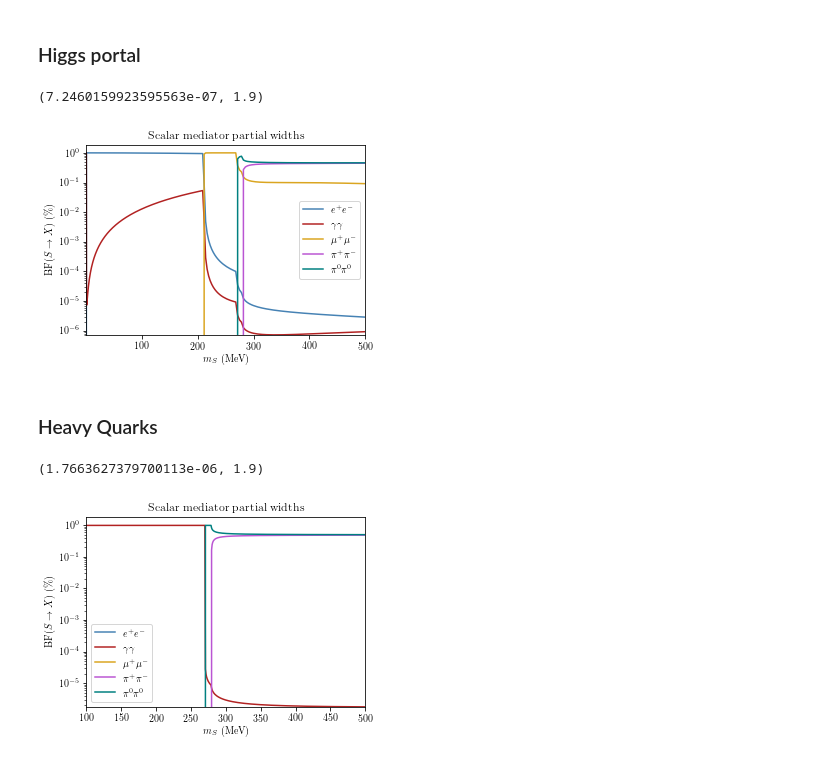
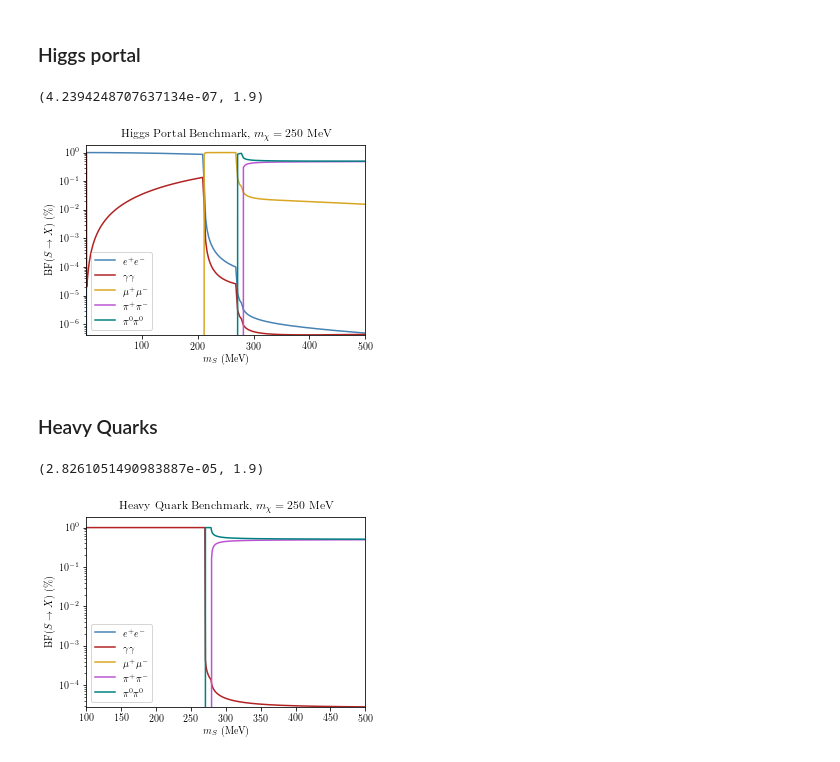
Before and after one commit to LoganAMorrison/Hazma, a Jupyter notebook: tutorials/scalar_mediator_branching_fractions.ipynb, the cells around one changed output. Drawn from its saved outputs; the diff is of its cells as text; code cells hidden in the pictures.

Commit message:
Added a HiggsPortal and HeavyQuark subclasses to ScalarMediator

```diff
--- a/tutorials/scalar_mediator_branching_fractions.ipynb
+++ b/tutorials/scalar_mediator_branching_fractions.ipynb
@@ -12,8 +14,8 @@ from utilities import get_color, get_tex_label, latex_text_width_1col
 mx_min, mx_max, n_mxs = 50., 250, 500
 mxs = np.logspace(np.log10(mx_min), np.log10(mx_max), n_mxs)
 
-sm_args = {"mx": 250., "ms": 500., "gsxx": 1., "gsff": 1., "gsGG": 1., "gsFF": 1.}
-sm = ScalarMediator(**sm_args)
+hp_args = {"mx": 250., "ms": 500., "gsxx": 1., "stheta":1e-3}
+hp = HiggsPortal(**hp_args)
 
 vx_mw = 1.0e-3  # approximate DM velocity in Milky Way halo
 
@@ -22,11 +24,11 @@ bfs_varying_gs = {}
 # Compute branching fractions for different couplings
 bfs_raw = []
 for mx in mxs:
-    sm.mx = mx
-    e_cm = 2. * sm.mx * (1. + 0.5 * vx_mw**2)
-    bfs_raw.append(sm.branching_fractions(e_cm))
+    hp.mx = mx
+    e_cm = 2. * hp.mx * (1. + 0.5 * vx_mw**2)
+    bfs_raw.append(hp.branching_fractions(e_cm))
 
-bfs = {fs: [bf[fs] for bf in bfs_raw] for fs in sm.list_final_states()}
+bfs = {fs: [bf[fs] for bf in bfs_raw] for fs in hp.list_final_states()}
 
 ### Make the plot
 plt.figure(figsize=(latex_text_width_1col, 4))
@@ -53,9 +55,8 @@ plt.tight_layout()
 mx_min, mx_max, n_mxs = 50., 250, 500
 mxs = np.logspace(np.log10(mx_min), np.log10(mx_max), n_mxs)
 
-sm_args = {"mx": 250., "ms": 500., "gsxx": 1.,
-           "gsff": 0., "gsGG": 1., "gsFF": 1.}
-sm = ScalarMediator(**sm_args)
+hq_args = {"mx": 250., "ms": 500., "gsxx": 1., "gsQ": 1., "mQ": 1e6, "QQ": 1.}
+hq = HeavyQuark(**hq_args)
 
 vx_mw = 1.0e-3  # approximate DM velocity in Milky Way halo
 
@@ -64,11 +65,11 @@ bfs_varying_gs = {}
 # Compute branching fractions for different couplings
 bfs_raw = []
 for mx in mxs:
-    sm.mx = mx
-    e_cm = 2. * sm.mx * (1. + 0.5 * vx_mw**2)
-    bfs_raw.append(sm.branching_fractions(e_cm))
+    hq.mx = mx
+    e_cm = 2. * hq.mx * (1. + 0.5 * vx_mw**2)
+    bfs_raw.append(hq.branching_fractions(e_cm))
 
-bfs = {fs: [bf[fs] for bf in bfs_raw] for fs in sm.list_final_states()}
+bfs = {fs: [bf[fs] for bf in bfs_raw] for fs in hq.list_final_states()}
 
 ### Make the plot
 plt.figure(figsize=(latex_text_width_1col, 4))
@@ -99,40 +100,40 @@ mx = 250.
 
 ms_min, ms_max, n_mss = 1., 2. * mx, 500
 mss = np.logspace(np.log10(ms_min), np.log10(ms_max), n_mss)
 
-sm_args = {"mx": mx, "ms": ms_min, "gsxx": 1., "gsff": 1., "gsGG": 1., "gsFF": 1.}
-sm = ScalarMediator(**sm_args)
+hp_args = {"mx": 250., "ms": 500., "gsxx": 1., "stheta":1e-3}
+hp = HiggsPortal(**hp_args)
 
 # Compute branching fractions for different couplings
 bfs_raw = []
 for ms in mss:
-    sm.ms = ms
-    bfs_raw.append(sm.partial_widths())
+    hp.ms = ms
+    bfs_raw.append(hp.partial_widths())
 
 bfs = {fs: np.array([bf[fs] for bf in bfs_raw]) for fs in ['mu mu', 'e e', 'g g', 'pi0 pi0', 'pi pi', "total"]}
 bfs = {fs: widths / bfs["total"] for fs, widths in bfs.iteritems() if fs != "total"}
 
 ### Make the plot
 plt.figure(figsize=(5, 3.5))
 
 for fs, bf_list in bfs.iteritems():
 #     if fs != "s s":
     plt.plot(mss, bf_list, label=get_tex_label(fs))
 
 # plt.xscale("log")
 # plt.yscale("log")
-plt.title("Scalar mediator partial widths")
+plt.title("Higgs Portal Benchmark, $m_{\chi} = 250$ MeV")
 plt.xlabel(r"$m_S$ (MeV)")
 plt.ylabel(r"BF($S\to X$) (\%)")
 plt.legend()
 plt.xlim(mss[[0, -1]])
 plt.yscale("log")
 plt.ylim(0, 1.9)
 
 # plt.savefig("figures/scalar_branching_fractions_higgs_portal.pdf")
 # %% [output]
-(7.2460159923595563e-07, 1.9)
+(4.2394248707637134e-07, 1.9)
-[figure, old version]
+[figure, new version]
 # %% [markdown]
 ### Heavy Quarks
 # %%
@@ -141,14 +142,14 @@ mx = 250.
 ms_min, ms_max, n_mss = 100., 2. * mx, 500
 mss = np.linspace(ms_min, ms_max, n_mss)
 
-sm_args = {"mx": mx, "ms": ms_min, "gsxx": 0., "gsff": 0., "gsGG": 1., "gsFF": 1.}
-sm = ScalarMediator(**sm_args)
+hq_args = {"mx": 250., "ms": 500., "gsxx": 1., "gsQ": 1., "mQ": 1e6, "QQ": 1.}
+hq = HeavyQuark(**hq_args)
 
 # Compute branching fractions for different couplings
 bfs_raw = []
 for ms in mss:
-    sm.ms = ms
-    bfs_raw.append(sm.partial_widths())
+    hq.ms = ms
+    bfs_raw.append(hq.partial_widths())
 
 bfs = {fs: np.array([bf[fs] for bf in bfs_raw]) for fs in ['mu mu', 'e e', 'g g', 'pi0 pi0', 'pi pi', "total"]}
 bfs = {fs: widths / bfs["total"] for fs, widths in bfs.iteritems() if fs != "total"}
@@ -162,7 +163,7 @@ for fs, bf_list in bfs.iteritems():
 
 # plt.xscale("log")
 # plt.yscale("log")
-plt.title("Scalar mediator partial widths")
+plt.title("Heavy Quark Benchmark, $m_{\chi} = 250$ MeV")
 plt.xlabel(r"$m_S$ (MeV)")
 plt.ylabel(r"BF($S\to X$) (\%)")
 plt.legend()
@@ -172,5 +173,5 @@ plt.ylim(0, 1.9)
 
 # plt.savefig("figures/scalar_branching_fractions_higgs_portal.pdf")
 # %% [output]
-(1.7663627379700113e-06, 1.9)
+(2.8261051490983887e-05, 1.9)
-[figure, old version]
+[figure, new version]
```
Also changed, not shown: parts of 3 cells of this notebook, 1 other file.
